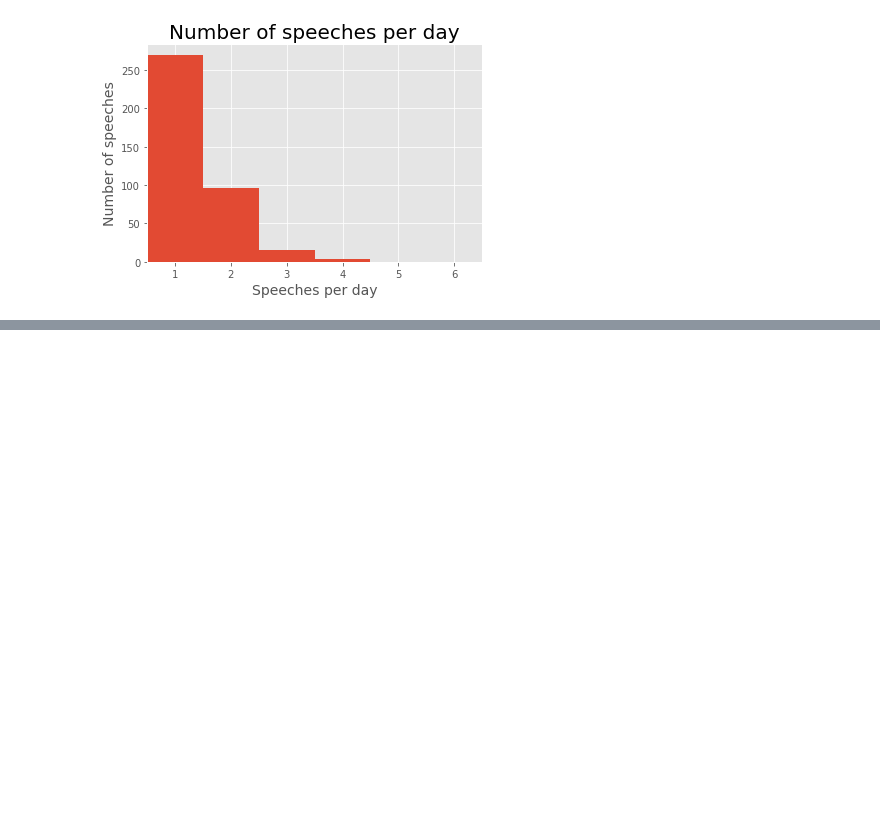
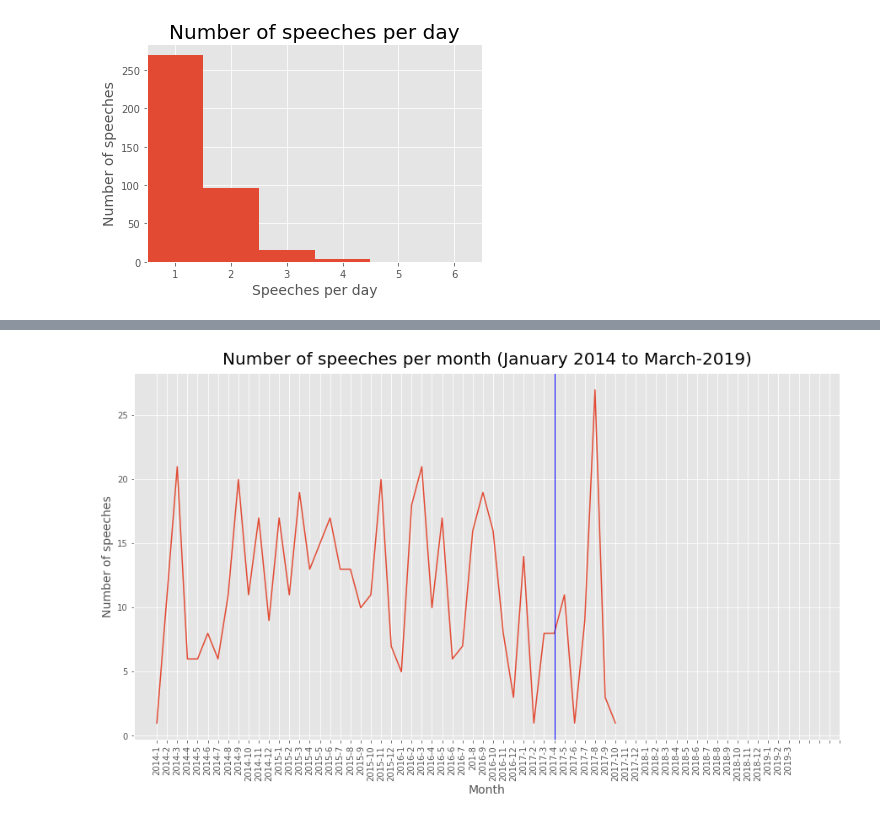
Before and after one commit to katreparitosh/Discourse-Analytics-of-Political-Speech-Transcripts, a Jupyter notebook: Code/Analysis/Analysis.ipynb, the cells around one changed output, grey strips where cells are left out. Cells and saved outputs as stored; diff of their text form; code cells hidden in the pictures; blank space fills up the shorter version.

```diff
--- a/Code/Analysis/Analysis.ipynb
+++ b/Code/Analysis/Analysis.ipynb
@@ -67,0 +153,21 @@ plt.xlabel("Speeches per day", fontdict={'fontsize': 14});
+# %%
+by_year_month = pd.groupby(speeches, by=[speeches['Date'].dt.year, speeches['Date'].dt.month])
+# %%
+month_labels = ['2014-1','2014-2','2014-3','2014-4','2014-5','2014-6','2014-7','2014-8','2014-9','2014-10','2014-11','2014-12',\
+          '2015-1','2015-2','2015-3','2015-4','2015-5','2015-6','2015-7','2015-8','2015-9','2015-10','2015-11','2015-12',\
+          '2016-1','2016-2','2016-3','2016-4','2016-5','2016-6','2016-7','201-8','2016-9','2016-10','2016-11','2016-12',\
+          '2017-1','2017-2','2017-3','2017-4','2017-5','2017-6','2017-7','2017-8','2017-9','2017-10','2017-11','2017-12',\
+          '2018-1','2018-2','2018-3','2018-4','2018-5','2018-6','2018-7','2018-8','2018-9','2018-10','2018-11','2018-12',\
+          '2019-1','2019-2','2019-3']
+# %%
+by_month = by_year_month['Month'].agg('count')
+by_month.plot()
+plt.title("Number of speeches per month (January 2014 to March-2019)", fontdict={'fontsize': 20,\
+                                                                                'verticalalignment': 'bottom'})
+plt.ylabel("Number of speeches", fontdict={'fontsize': 14})
+plt.xlabel("Month", fontdict={'fontsize': 14})
+labels = month_labels
+plt.xticks(range(68), labels, rotation='vertical')
+plt.axvline(x=39, linewidth=1, color='b');
+# %% [output]
+[figure, added]
```
Also changed, not shown: parts of 13 cells of this notebook.
